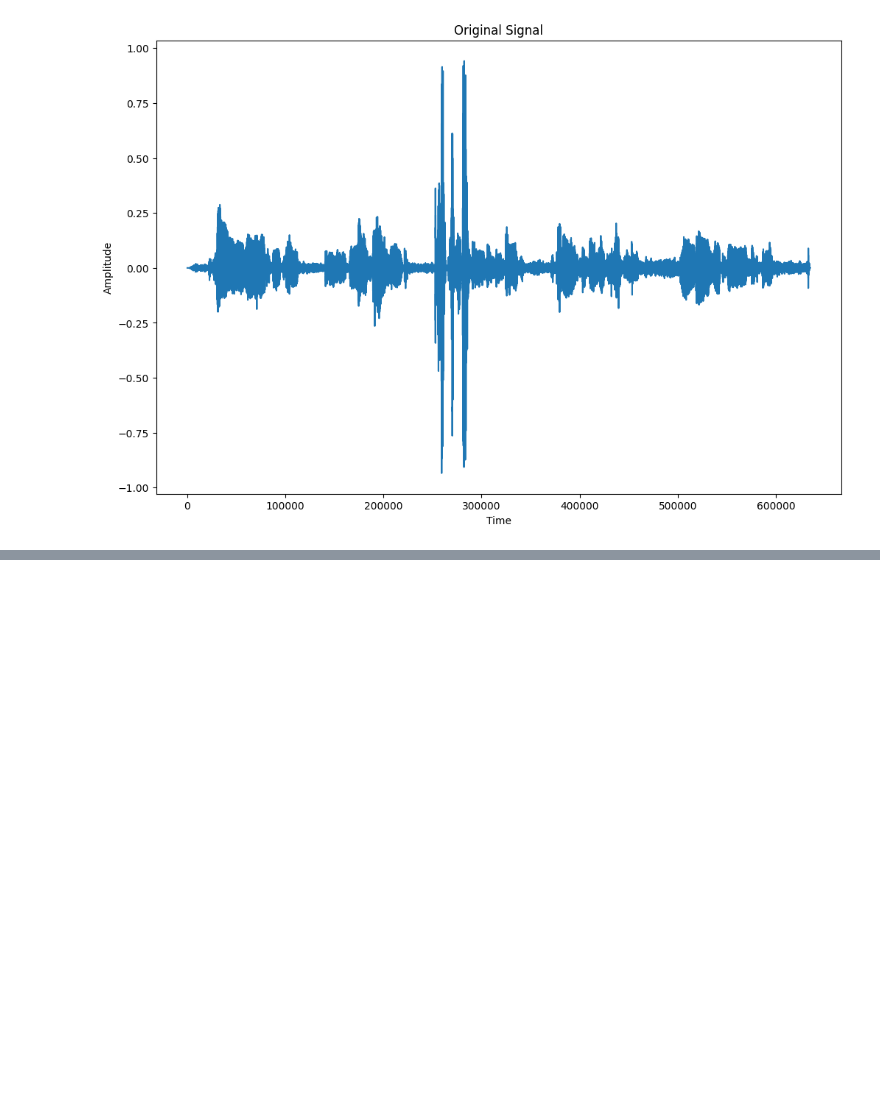
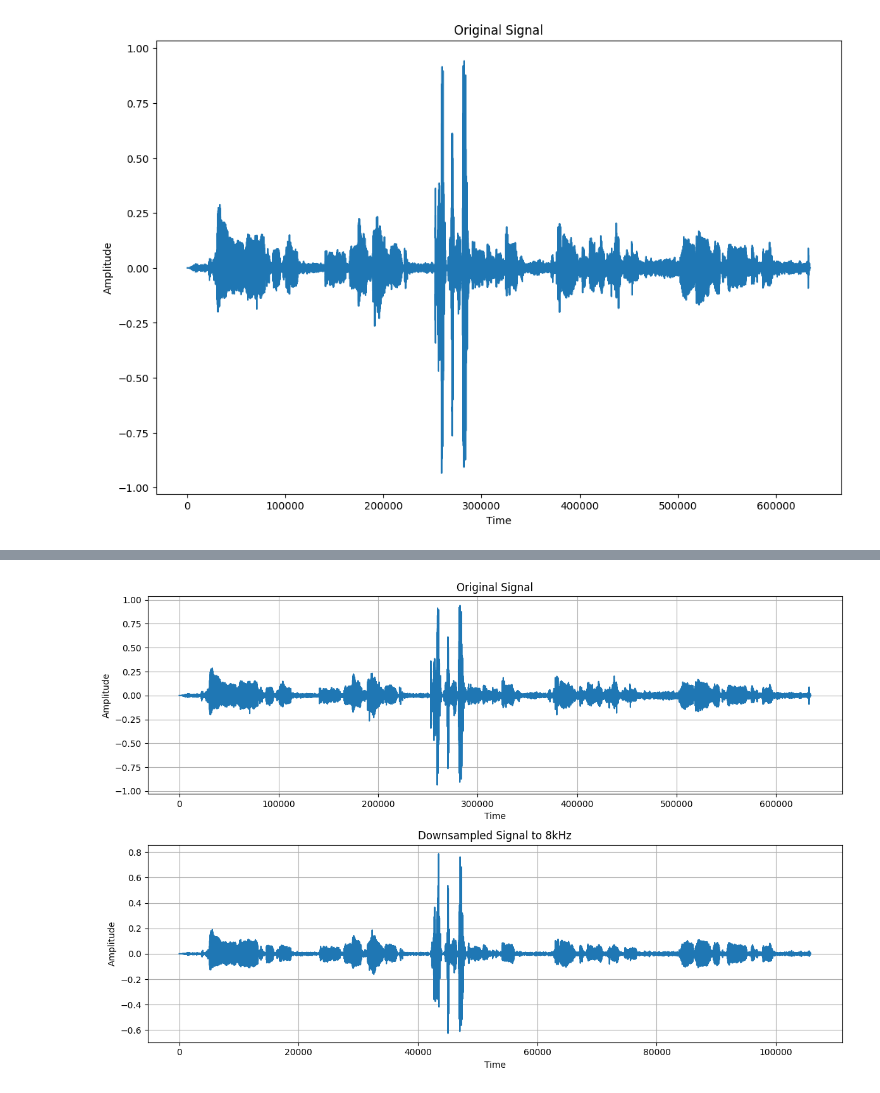
Before and after one commit to Enapa-Asamoah/SpeechProcessing, a Jupyter notebook: audio_analysis_L1.ipynb, the cells around one changed output, grey strips where cells are left out. Saved outputs shown, nothing was run; the diff lists cells and outputs as text; code cells hidden in the pictures; blank space fills up the shorter version.

```diff
--- a/audio_analysis_L1.ipynb
+++ b/audio_analysis_L1.ipynb
@@ -24,0 +43,17 @@ plt.show()
+# %%
+plt.figure(figsize=(12, 8))
+plt.subplot(2, 1, 1)
+plt.plot(y_0)
+plt.grid()
+plt.title('Original Signal')
+plt.xlabel('Time')
+plt.ylabel('Amplitude')
+plt.subplot(2, 1, 2)
+plt.plot(y_8k)
+plt.grid()
+plt.title('Downsampled Signal to 8kHz')
+plt.xlabel('Time')
+plt.ylabel('Amplitude')
+plt.tight_layout()
+# %% [output]
+[figure, added]
```
Also changed, not shown: parts of 2 cells of this notebook.
